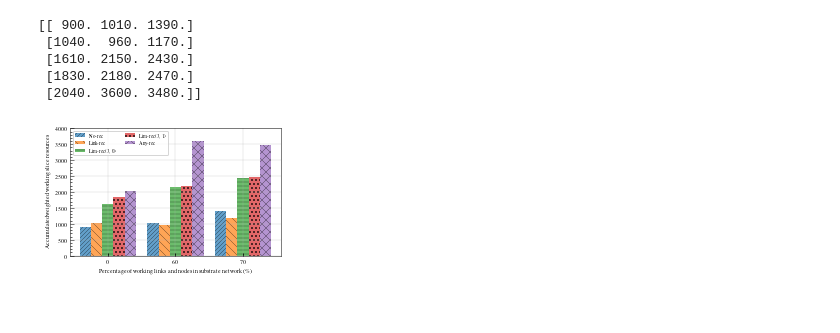
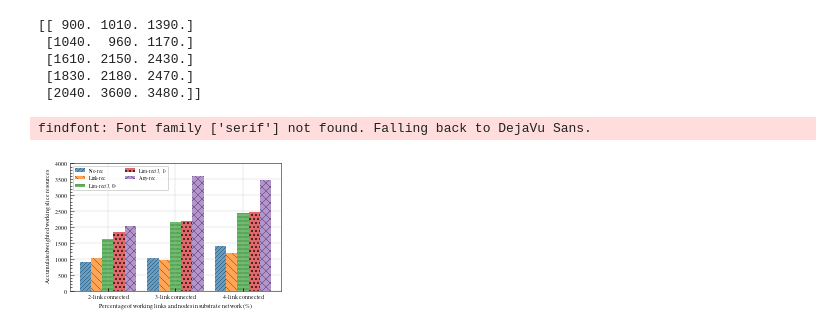
Before and after one commit to qiaolunzhang/SciencePlots, a Jupyter notebook: python-plot/slice-restoration/compare-heuristic-mesh.ipynb, the cells around one changed output. Drawn from its saved outputs; the diff is of its cells as text; code cells hidden in the pictures.

Commit message:
[add the plot file for science plot]

```diff
--- a/python-plot/slice-restoration/compare-heuristic-mesh.ipynb
+++ b/python-plot/slice-restoration/compare-heuristic-mesh.ipynb
@@ -279,8 +279,8 @@ print(objective)
  [1830. 2180. 2470.]
  [2040. 3600. 3480.]]
 # %%
-x = [0, '60', '70', '80']
-x_tick_label_list = ['60', '70', '80']
+#x = [0, '60', '70', '80']
+x_tick_label_list = ['2-link connected', '3-link connected', '4-link connected']
 
 #objective = [[455, 521, 566, 566, 630], # CC-ILP
 #             [436, 491, 562, 562, 623],# proposed
@@ -317,32 +317,33 @@ for i in range(5):
                hatch=patterns[i], alpha=0.7,
                tick_label=x_tick_label_list)
                #yerr=error[i], ecolor='black', capsize=1)
     else:
         ax1.bar(ind + width * (i-2), objective[i], width, label=label_list[i],
                 hatch=patterns[i], alpha=0.7)
 
-ax1.set_xticklabels(x)
+#ax1.set_xticklabels(x)
 ax1.set_ylabel('Accumulated weighted working slice resources')
 ax1.set_xlabel('Percentage of working links and nodes in substrate network (\%)')
 ax1.set_ylim(0, 4000)
 
 #ax1.xaxis.set_label_coords(0.5,-0.17)
 #ax1.yaxis.set_label_coords(-0.17,0.5)
 
 
 
 ax1.legend(loc='upper left',# bbox_to_anchor=(0.5, 1.2),
           ncol=2, prop={'size': 5})
 #ax1.legend(loc='best')
 fig.set_size_inches(fig_width, fig_height)
 #mpl.pyplot.subplots_adjust(wspace = 0.3)
 
 fig.subplots_adjust(left=.13, bottom=.13, right=.97, top=.95)
 #ax1.grid(color='b', ls = '-.', lw = 0.25)
 ax1.grid(lw = 0.25)
 
 
 plt.show()
 fig.savefig('test-heuristic-mesh.pdf')
 # %% [output]
+findfont: Font family ['serif'] not found. Falling back to DejaVu Sans.
-[figure, old version]
+[figure, new version]
```
Also changed, not shown: 3 other files.
